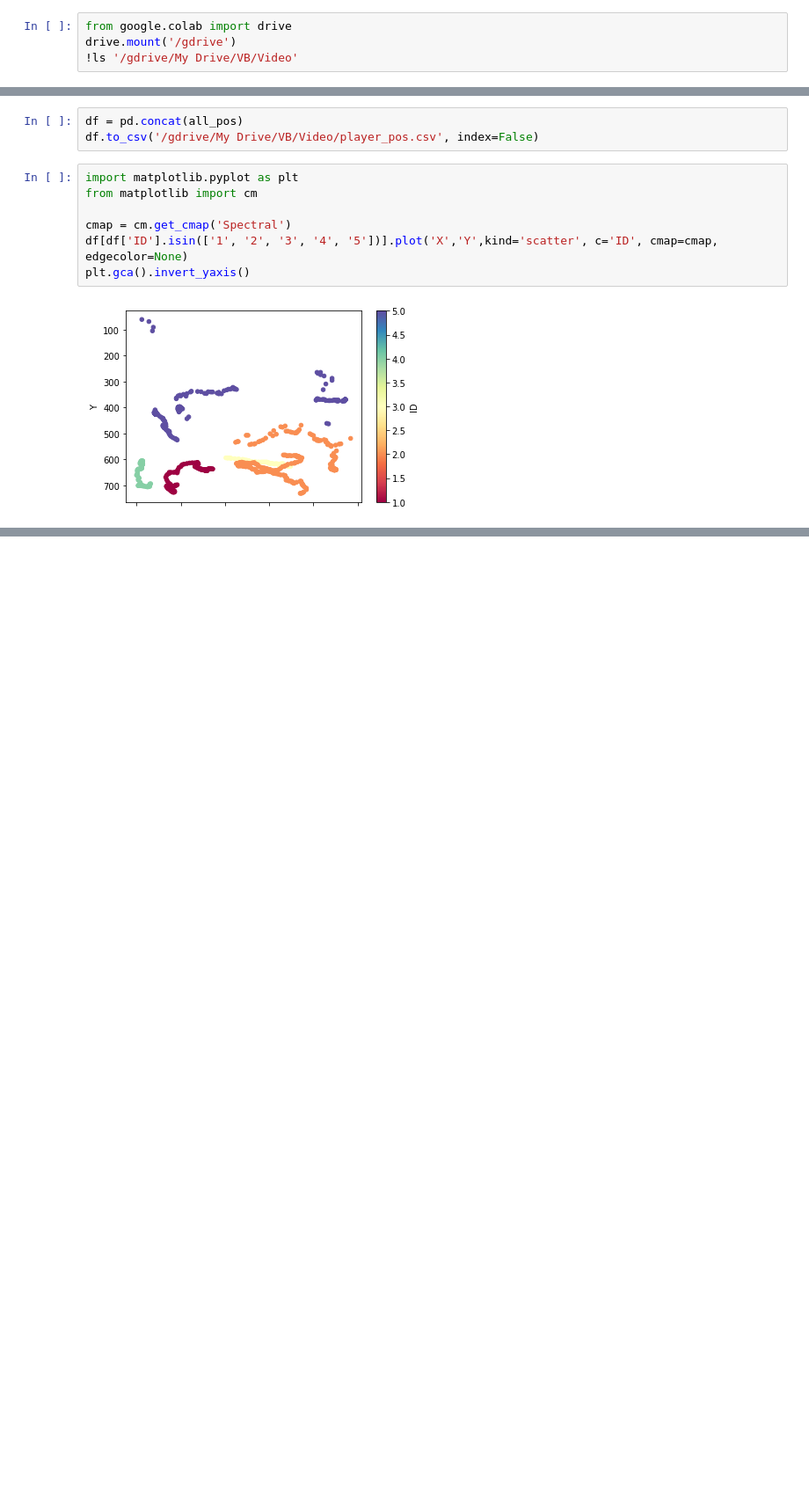
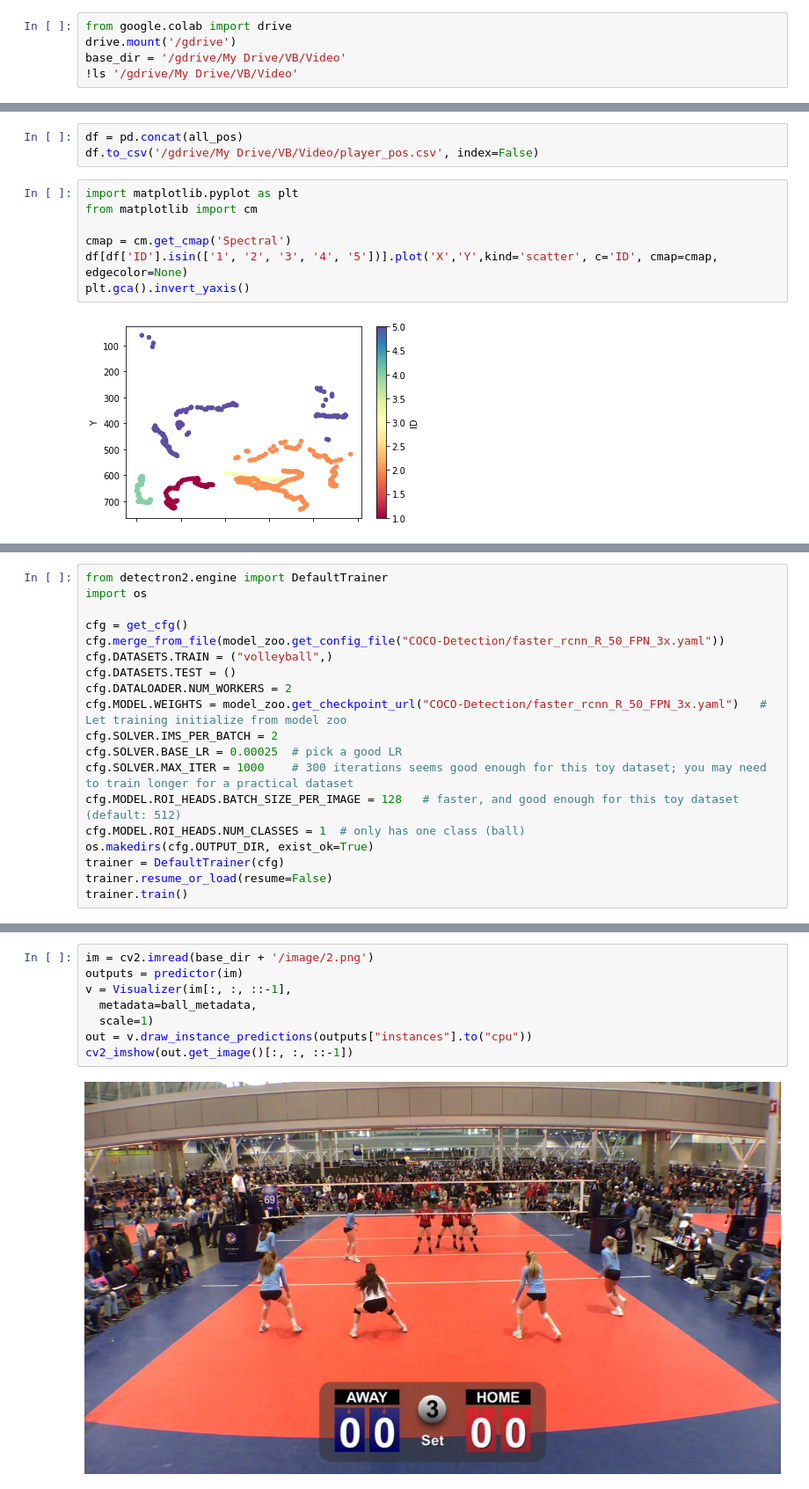
Before and after one commit to stevearonson/VB-Video-Tracking, a Jupyter notebook: Detectron2_with_DeepSort.ipynb, the cells around one changed output, grey strips where cells are left out. Shown at 88% size. Saved outputs shown, nothing was run; the diff lists cells and outputs as text; blank space fills up the shorter version.

```diff
--- a/Detectron2_with_DeepSort.ipynb
+++ b/Detectron2_with_DeepSort.ipynb
@@ -61,5 +61,6 @@ from tqdm import tqdm
 # %%
 from google.colab import drive
 drive.mount('/gdrive')
+base_dir = '/gdrive/My Drive/VB/Video'
 !ls '/gdrive/My Drive/VB/Video'
 # %% [output]
@@ -376,0 +386,19 @@ plt.gca().invert_yaxis()
+# %%
+from detectron2.engine import DefaultTrainer
+import os
+
+cfg = get_cfg()
+cfg.merge_from_file(model_zoo.get_config_file("COCO-Detection/faster_rcnn_R_50_FPN_3x.yaml"))
+cfg.DATASETS.TRAIN = ("volleyball",)
+cfg.DATASETS.TEST = ()
+cfg.DATALOADER.NUM_WORKERS = 2
+cfg.MODEL.WEIGHTS = model_zoo.get_checkpoint_url("COCO-Detection/faster_rcnn_R_50_FPN_3x.yaml")   # Let training initialize from model zoo
+cfg.SOLVER.IMS_PER_BATCH = 2
+cfg.SOLVER.BASE_LR = 0.00025  # pick a good LR
+cfg.SOLVER.MAX_ITER = 1000    # 300 iterations seems good enough for this toy dataset; you may need to train longer for a practical dataset
+cfg.MODEL.ROI_HEADS.BATCH_SIZE_PER_IMAGE = 128   # faster, and good enough for this toy dataset (default: 512)
+cfg.MODEL.ROI_HEADS.NUM_CLASSES = 1  # only has one class (ball)
+os.makedirs(cfg.OUTPUT_DIR, exist_ok=True)
+trainer = DefaultTrainer(cfg)
+trainer.resume_or_load(resume=False)
+trainer.train()
@@ -376,0 +490,10 @@ plt.gca().invert_yaxis()
+# %%
+im = cv2.imread(base_dir + '/image/2.png')
+outputs = predictor(im)
+v = Visualizer(im[:, :, ::-1],
+  metadata=ball_metadata,
+  scale=1)
+out = v.draw_instance_predictions(outputs["instances"].to("cpu"))
+cv2_imshow(out.get_image()[:, :, ::-1])
+# %% [output]
+[figure, added]
```
Also changed, not shown: parts of 10 cells of this notebook.
